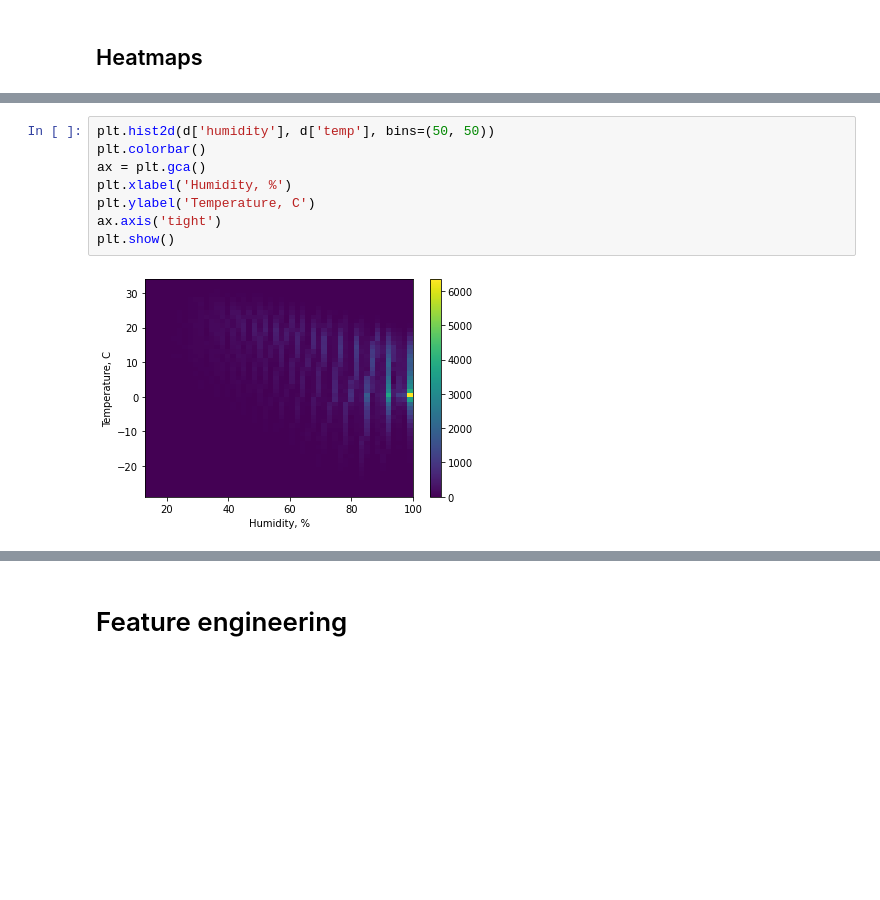
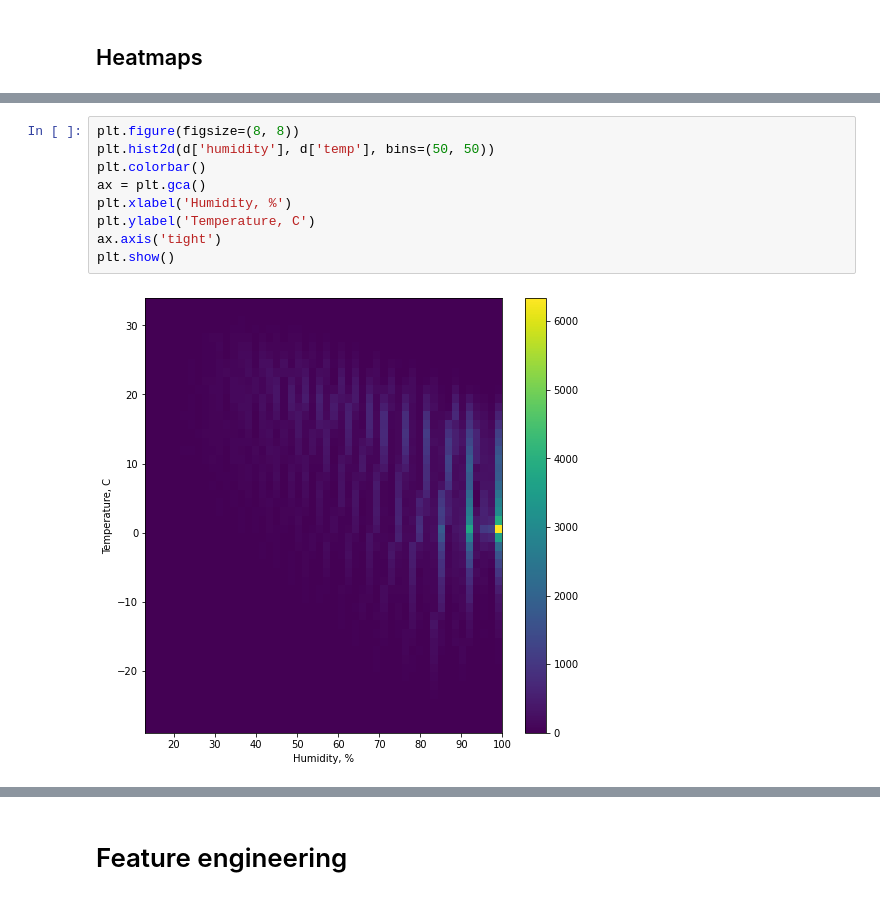
Before and after one commit to Eligijus112/Vilnius-weather-LSTM, a Jupyter notebook: weather-analysis.ipynb, the cells around one changed output, grey strips where cells are left out. Cells and saved outputs as stored; diff of their text form; blank space fills up the shorter version.

```diff
--- a/weather-analysis.ipynb
+++ b/weather-analysis.ipynb
@@ -208,11 +248,12 @@ plt.show()
 # %%
+plt.figure(figsize=(8, 8))
 plt.hist2d(d['humidity'], d['temp'], bins=(50, 50))
 plt.colorbar()
 ax = plt.gca()
 plt.xlabel('Humidity, %')
 plt.ylabel('Temperature, C')
 ax.axis('tight')
 plt.show()
 # %% [output]
-[figure, old version]
+[figure, new version]
 # %%
```
Also changed, not shown: parts of 33 cells of this notebook.
